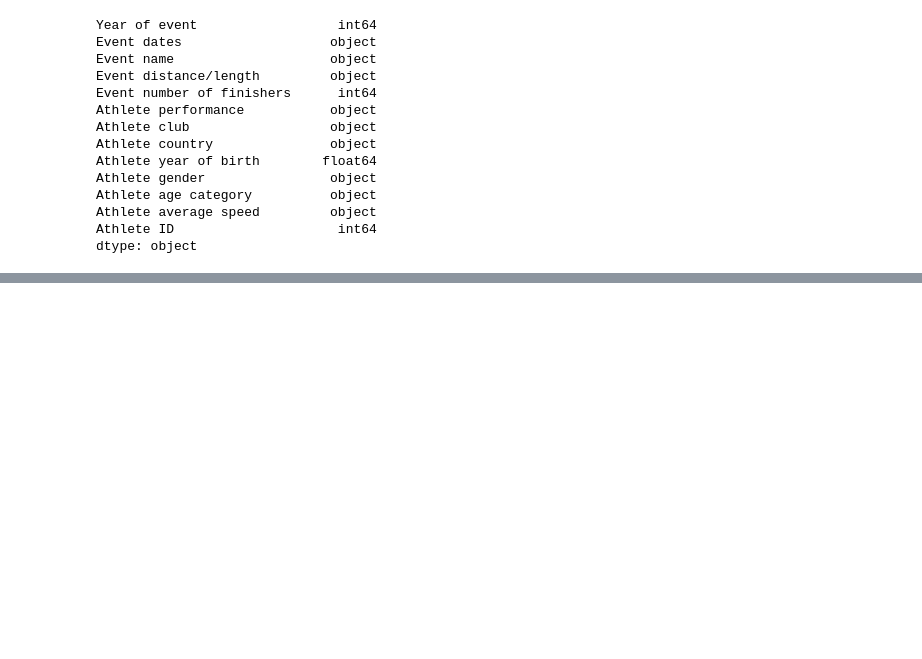
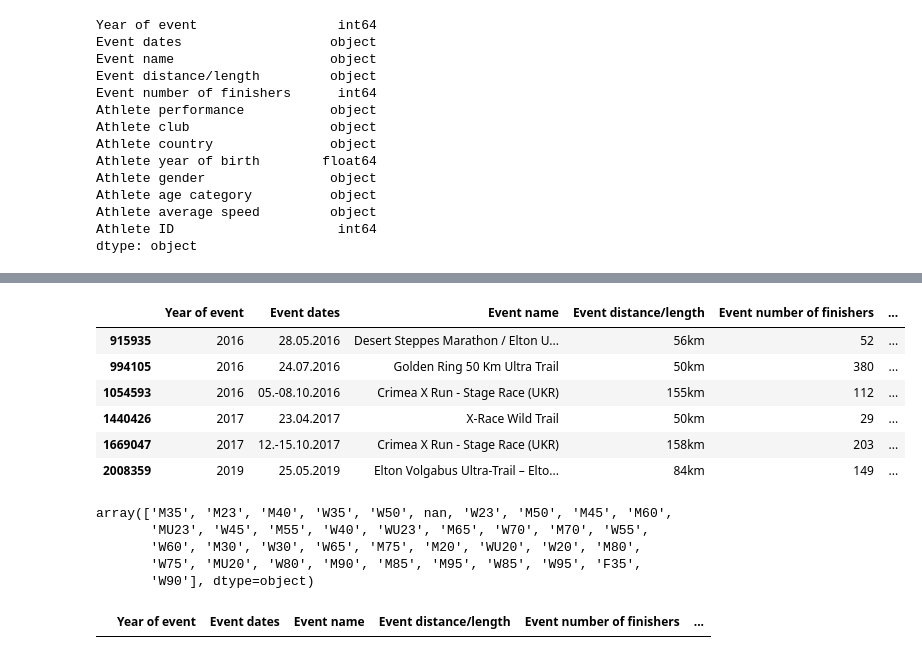
Before and after one commit to OlesiaNZ/python_running_data_analysis, a Jupyter notebook: analysis-the-big-dataset-of-ultra-marathon-running.ipynb, the cells around one changed output, grey strips where cells are left out. Saved outputs shown, nothing was run; the diff lists cells and outputs as text; code cells hidden in the pictures; blank space fills up the shorter version.

```diff
--- a/analysis-the-big-dataset-of-ultra-marathon-running.ipynb
+++ b/analysis-the-big-dataset-of-ultra-marathon-running.ipynb
@@ -446,0 +466,11 @@ dtype: object
+# %%
+# Check maybe I can fix some missing values
+dfRUS[(dfRUS['Athlete year of birth'] == 0) & dfRUS['Athlete age category'].notna()]
+# %% [output]
+|  | Year of event | Event dates | Event name | Event distance/length | Event number of finishers | ... |
+| 915935 | 2016 | 28.05.2016 | Desert Steppes Marathon / Elton U... | 56km | 52 | ... |
+| 994105 | 2016 | 24.07.2016 | Golden Ring 50 Km Ultra Trail | 50km | 380 | ... |
+| 1054593 | 2016 | 05.-08.10.2016 | Crimea X Run - Stage Race (UKR) | 155km | 112 | ... |
+| 1440426 | 2017 | 23.04.2017 | X-Race Wild Trail | 50km | 29 | ... |
+| 1669047 | 2017 | 12.-15.10.2017 | Crimea X Run - Stage Race (UKR) | 158km | 203 | ... |
+| 2008359 | 2019 | 25.05.2019 | Elton Volgabus Ultra-Trail – Elto... | 84km | 149 | ... |
@@ -446,0 +479,8 @@ dtype: object
+# %%
+df['Athlete age category'].unique()
+# %% [output]
+array(['M35', 'M23', 'M40', 'W35', 'W50', nan, 'W23', 'M50', 'M45', 'M60',
+       'MU23', 'W45', 'M55', 'W40', 'WU23', 'M65', 'W70', 'M70', 'W55',
+       'W60', 'M30', 'W30', 'W65', 'M75', 'M20', 'WU20', 'W20', 'M80',
+       'W75', 'MU20', 'W80', 'M90', 'M85', 'M95', 'W85', 'W95', 'F35',
+       'W90'], dtype=object)
@@ -446,0 +489,5 @@ dtype: object
+# %%
+# Test that NaN was replaced by 0
+df[df['Athlete age category'].isna()]
+# %% [output]
+|  | Year of event | Event dates | Event name | Event distance/length | Event number of finishers | ... |
```
Also changed, not shown: parts of 7 cells of this notebook.
